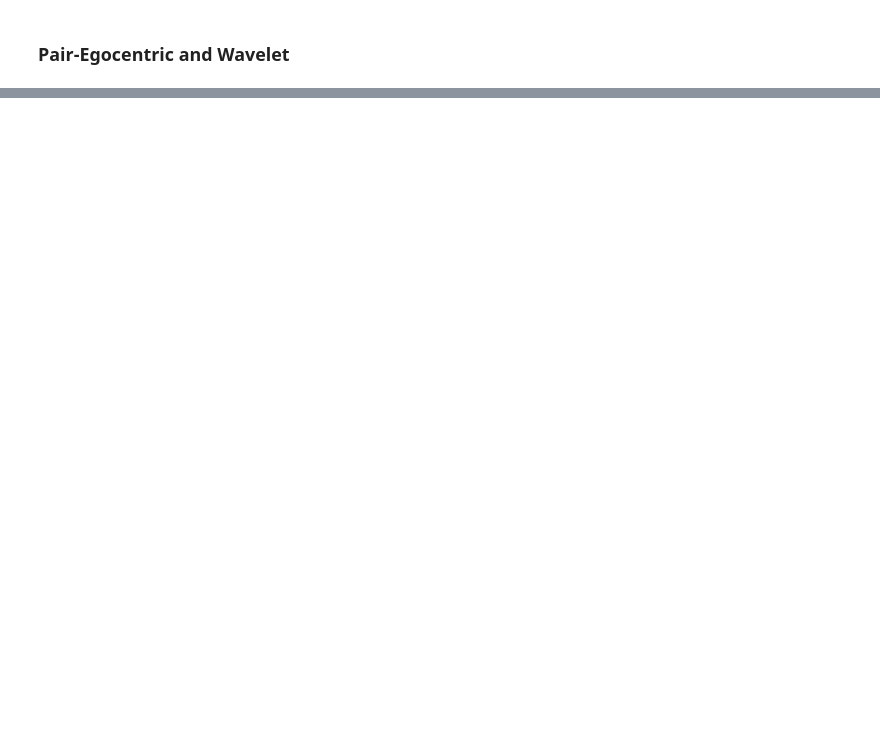
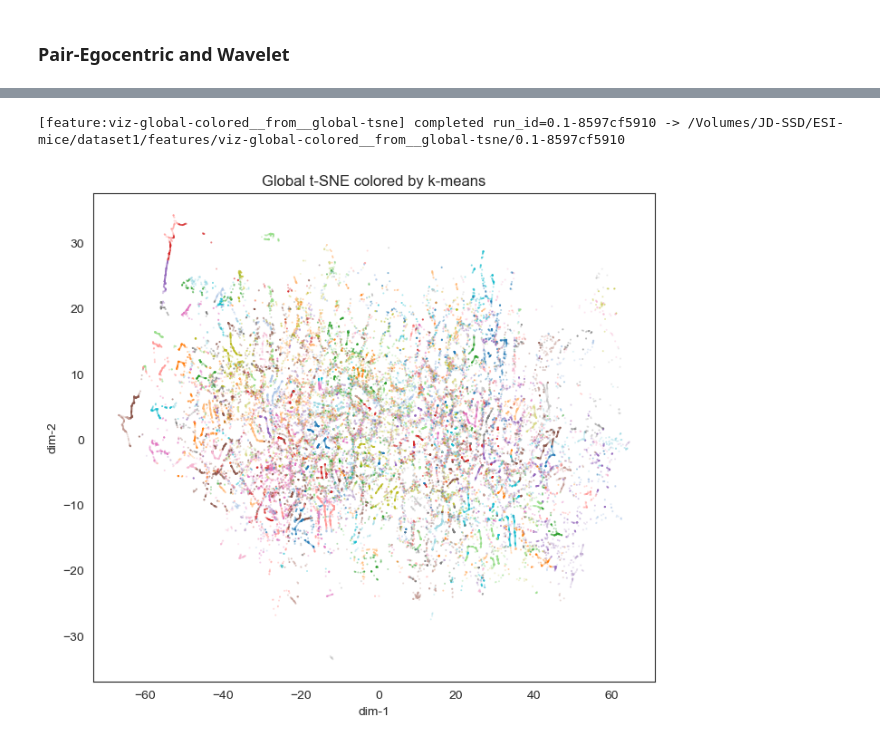
Before and after one commit to EcodylicScience/mosaic, a Jupyter notebook: behavior.ipynb, the cells around one changed output, grey strips where cells are left out. Cells and saved outputs as stored; diff of their text form; code cells hidden in the pictures; blank space fills up the shorter version.

```diff
--- a/behavior.ipynb
+++ b/behavior.ipynb
@@ -231,0 +517,27 @@ wav_run = dataset.run_feature(
+# %%
+import importlib, features
+importlib.reload(features)
+
+viz = features.VizGlobalColored(params={
+    "coords": {
+        "feature": "global-tsne",
+        "run_id": None,
+        "pattern": "global_tsne_coords_seq=*.npz",
+        "load": {"kind": "npz", "key": "Y"},
+    },
+    "labels": {
+        "feature": "global-kmeans__from__global-tsne",
+        "run_id": None,
+        "pattern": "global_kmeans_labels_seq=*.npz",
+        "load": {"kind": "npz", "key": "labels"},
+    },
+    "coord_key_regex": r"seq=(.+)",
+    "label_key_regex": r"seq=(.+)",
+    "plot_max": 200_000,
+    "title": "Global t-SNE colored by k-means",
+})
+
+run_id = dataset.run_feature(viz, input_kind="feature", input_feature="global-tsne")
+# %% [output]
+[feature:viz-global-colored__from__global-tsne] completed run_id=0.1-8597cf5910 -> /Volumes/JD-SSD/ESI-mice/dataset1/features/viz-global-colored__from__global-tsne/0.1-8597cf5910
+[figure, added]
```
Also changed, not shown: parts of 22 cells of this notebook, 2 other files.
